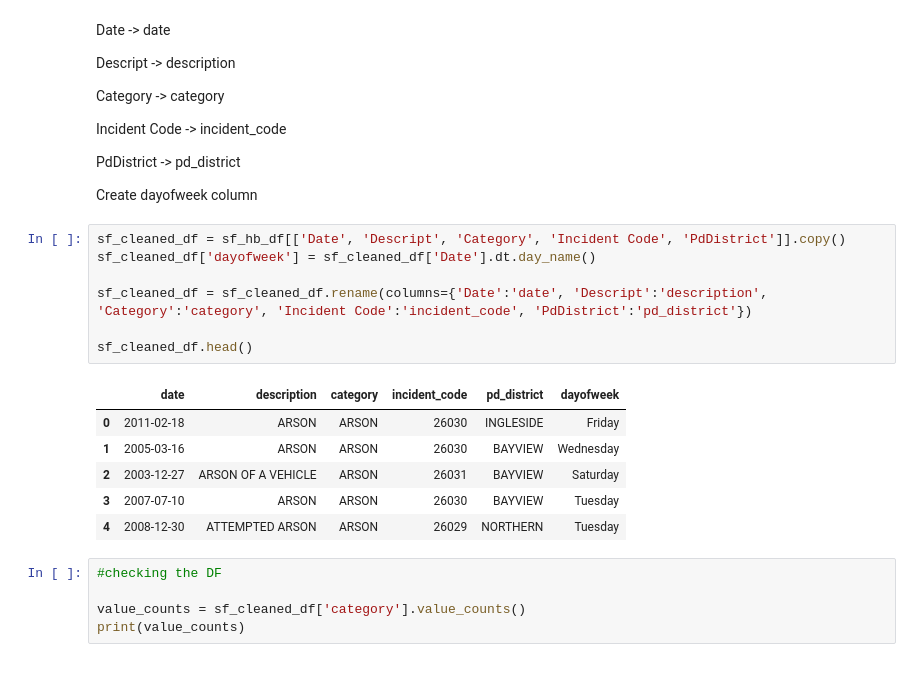
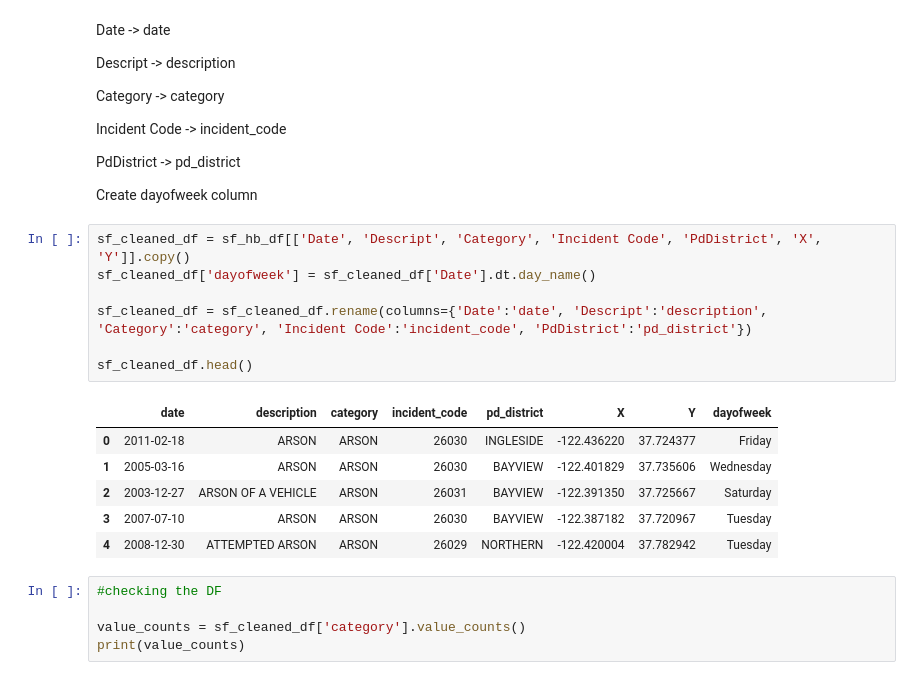
Before and after one commit to McPhersonTrk/Hookers-and-Blow-A-Case-Study-of-Holiday-Cheer, a Jupyter notebook: mcp_sf_data_parsing.ipynb, the cells around one changed output. Drawn from its saved outputs; the diff is of its cells as text.

```diff
--- a/mcp_sf_data_parsing.ipynb
+++ b/mcp_sf_data_parsing.ipynb
@@ -115,19 +115,19 @@ PdDistrict -> pd_district
 
 Create dayofweek column
 # %%
-sf_cleaned_df = sf_hb_df[['Date', 'Descript', 'Category', 'Incident Code', 'PdDistrict']].copy()
+sf_cleaned_df = sf_hb_df[['Date', 'Descript', 'Category', 'Incident Code', 'PdDistrict', 'X', 'Y']].copy()
 sf_cleaned_df['dayofweek'] = sf_cleaned_df['Date'].dt.day_name()
 
 sf_cleaned_df = sf_cleaned_df.rename(columns={'Date':'date', 'Descript':'description', 'Category':'category', 'Incident Code':'incident_code', 'PdDistrict':'pd_district'})
 
 sf_cleaned_df.head()
 # %% [output]
-|  | date | description | category | incident_code | pd_district | dayofweek |
-| 0 | 2011-02-18 | ARSON | ARSON | 26030 | INGLESIDE | Friday |
-| 1 | 2005-03-16 | ARSON | ARSON | 26030 | BAYVIEW | Wednesday |
-| 2 | 2003-12-27 | ARSON OF A VEHICLE | ARSON | 26031 | BAYVIEW | Saturday |
-| 3 | 2007-07-10 | ARSON | ARSON | 26030 | BAYVIEW | Tuesday |
-| 4 | 2008-12-30 | ATTEMPTED ARSON | ARSON | 26029 | NORTHERN | Tuesday |
+|  | date | description | category | incident_code | pd_district | X | Y | dayofweek |
+| 0 | 2011-02-18 | ARSON | ARSON | 26030 | INGLESIDE | -122.436220 | 37.724377 | Friday |
+| 1 | 2005-03-16 | ARSON | ARSON | 26030 | BAYVIEW | -122.401829 | 37.735606 | Wednesday |
+| 2 | 2003-12-27 | ARSON OF A VEHICLE | ARSON | 26031 | BAYVIEW | -122.391350 | 37.725667 | Saturday |
+| 3 | 2007-07-10 | ARSON | ARSON | 26030 | BAYVIEW | -122.387182 | 37.720967 | Tuesday |
+| 4 | 2008-12-30 | ATTEMPTED ARSON | ARSON | 26029 | NORTHERN | -122.420004 | 37.782942 | Tuesday |
 # %%
 #checking the DF
 
```
Also changed, not shown: parts of 6 cells of this notebook, 5 other files.
